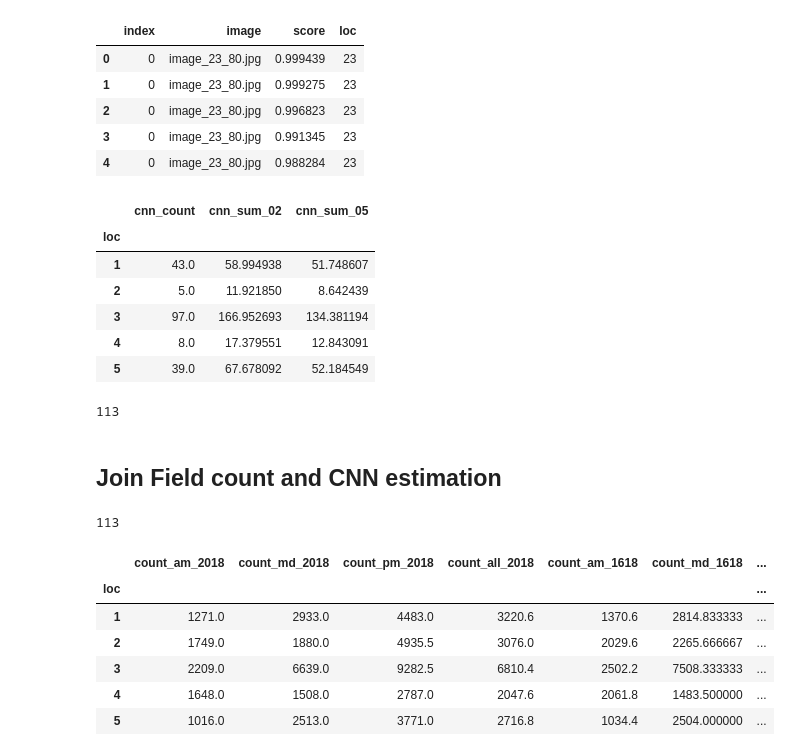
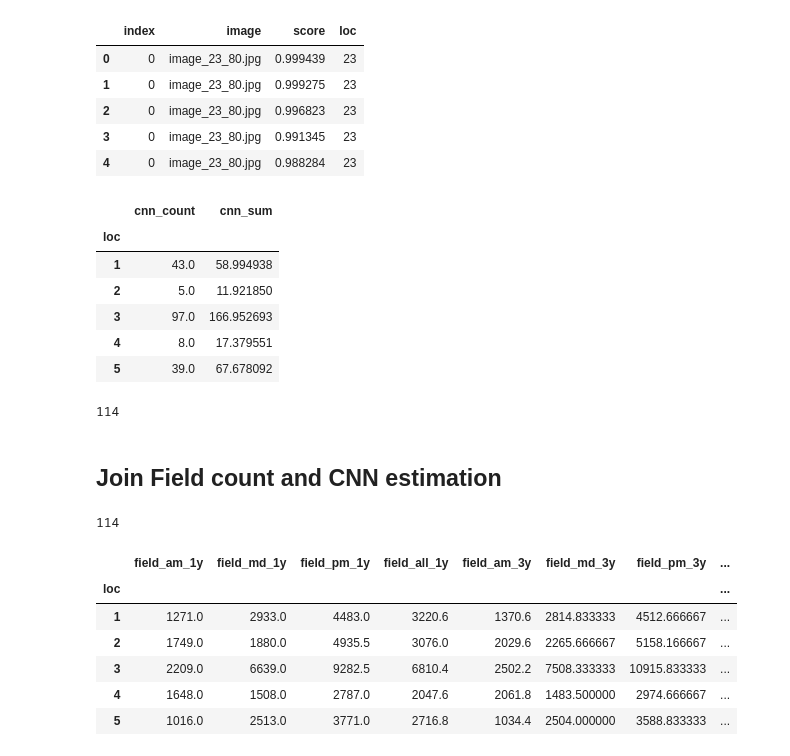
Before and after one commit to yonghah/nyc_ped_count_cnn, a Jupyter notebook: notebooks/03-dataset-cleaning.ipynb, the cells around one changed output. Drawn from its saved outputs; the diff is of its cells as text; code cells hidden in the pictures.

```diff
--- a/notebooks/03-dataset-cleaning.ipynb
+++ b/notebooks/03-dataset-cleaning.ipynb
@@ -205,9 +211,9 @@ To sum up,
 # average for am/md/pm
 df_1year = df_long[df_long['measure_month'].between('2018-01-01', '2018-12-31')]\
     .groupby(["loc", "measure_hour"]).mean().unstack(level=1)
-df_1year.columns = ['_'.join(col) +'_2018' for col in df_1year.columns]
+df_1year.columns = ['_'.join(col) +'_1y' for col in df_1year.columns]
 # average across am/md/pm
-df_1year['count_all_2018'] = df_long[df_long['measure_month'].between('2018-01-01', '2018-12-31')]\
+df_1year['field_all_1y'] = df_long[df_long['measure_month'].between('2018-01-01', '2018-12-31')]\
     .groupby(["loc"]).mean()
 df_1year.head()
 # %% [output]
@@ -224,9 +230,9 @@ df_1year.head()
 # average for am/md/pm
 df_3year = df_long[df_long['measure_month'].between('2016-01-01', '2018-12-31')]\
     .groupby(["loc", "measure_hour"]).mean().unstack(level=1)
-df_3year.columns = ['_'.join(col) +'_1618' for col in df_3year.columns]
+df_3year.columns = ['_'.join(col) +'_3y' for col in df_3year.columns]
 # average across am/md/pm
-df_3year['count_all_1618'] = df_long[df_long['measure_month'].between('2016-01-01', '2018-12-31')]\
+df_3year['filed_all_3y'] = df_long[df_long['measure_month'].between('2016-01-01', '2018-12-31')]\
     .groupby(["loc"]).mean()
 df_3year.head()
 # %% [output]
@@ -281,7 +282,7 @@ We are going to construct 3 variables representing pedestrian volume of a locati
 df_cnn_long = pd.read_csv("../data/dataframe/nyc-cnn-exp.csv")\
     .rename(columns={'lid':'loc'})
 # remove loc 102
-df_cnn_long = df_cnn_long.drop(df_cnn_long[df_cnn_long['loc']==102].index)
+# df_cnn_long = df_cnn_long.drop(df_cnn_long[df_cnn_long['loc']==102].index)
 df_cnn_long.head()
 # %% [output]
 |  | index | image | score | loc |
@@ -293,37 +294,38 @@ df_cnn_long.head()
 # %%
 df_cnn = pd.DataFrame({
     'cnn_count':df_cnn_long[df_cnn_long['score'] >= 0.8].groupby('loc').size(),
-    'cnn_sum_02': df_cnn_long[df_cnn_long['score'] >= 0.2].groupby('loc').sum()['score'],
-    'cnn_sum_05': df_cnn_long[df_cnn_long['score'] >= 0.5].groupby('loc').sum()['score'],
+    'cnn_sum': df_cnn_long[df_cnn_long['score'] >= 0.2].groupby('loc').sum()['score'],
+#     'cnn_sum_05': df_cnn_long[df_cnn_long['score'] >= 0.5].groupby('loc').sum()['score'],
 })
 df_cnn = df_cnn.fillna(0)  # fill 0 where loc without count
 df_cnn.head()
 # %% [output]
-|  | cnn_count | cnn_sum_02 | cnn_sum_05 |
-| loc |  |  |  |
-| 1 | 43.0 | 58.994938 | 51.748607 |
-| 2 | 5.0 | 11.921850 | 8.642439 |
-| 3 | 97.0 | 166.952693 | 134.381194 |
-| 4 | 8.0 | 17.379551 | 12.843091 |
-| 5 | 39.0 | 67.678092 | 52.184549 |
+|  | cnn_count | cnn_sum |
+| loc |  |  |
+| 1 | 43.0 | 58.994938 |
+| 2 | 5.0 | 11.921850 |
+| 3 | 97.0 | 166.952693 |
+| 4 | 8.0 | 17.379551 |
+| 5 | 39.0 | 67.678092 |
 # %%
 len(df_cnn)
 # %% [output]
-113
+114
 # %% [markdown]
 ## Join Field count and CNN estimation
 # %%
 df = df_field.join(df_cnn)
+df = df.join(df_wide[['loc', 'index', 'borough']].set_index('loc').rename(columns={'index':'mayor_index'}))
 print(len(df))
 df.head()
 # %% [output]
-113
+114
-|  | count_am_2018 | count_md_2018 | count_pm_2018 | count_all_2018 | count_am_1618 | count_md_1618 | ... |
-| loc |  |  |  |  |  |  | ... |
-| 1 | 1271.0 | 2933.0 | 4483.0 | 3220.6 | 1370.6 | 2814.833333 | ... |
-| 2 | 1749.0 | 1880.0 | 4935.5 | 3076.0 | 2029.6 | 2265.666667 | ... |
-| 3 | 2209.0 | 6639.0 | 9282.5 | 6810.4 | 2502.2 | 7508.333333 | ... |
-| 4 | 1648.0 | 1508.0 | 2787.0 | 2047.6 | 2061.8 | 1483.500000 | ... |
-| 5 | 1016.0 | 2513.0 | 3771.0 | 2716.8 | 1034.4 | 2504.000000 | ... |
+|  | field_am_1y | field_md_1y | field_pm_1y | field_all_1y | field_am_3y | field_md_3y | field_pm_3y | ... |
+| loc |  |  |  |  |  |  |  | ... |
+| 1 | 1271.0 | 2933.0 | 4483.0 | 3220.6 | 1370.6 | 2814.833333 | 4512.666667 | ... |
+| 2 | 1749.0 | 1880.0 | 4935.5 | 3076.0 | 2029.6 | 2265.666667 | 5158.166667 | ... |
+| 3 | 2209.0 | 6639.0 | 9282.5 | 6810.4 | 2502.2 | 7508.333333 | 10915.833333 | ... |
+| 4 | 1648.0 | 1508.0 | 2787.0 | 2047.6 | 2061.8 | 1483.500000 | 2974.666667 | ... |
+| 5 | 1016.0 | 2513.0 | 3771.0 | 2716.8 | 1034.4 | 2504.000000 | 3588.833333 | ... |
 # %%
 df.to_csv("../data/dataframe/df_count.csv")
```
Also changed, not shown: parts of 16 cells of this notebook, 9 other files.
